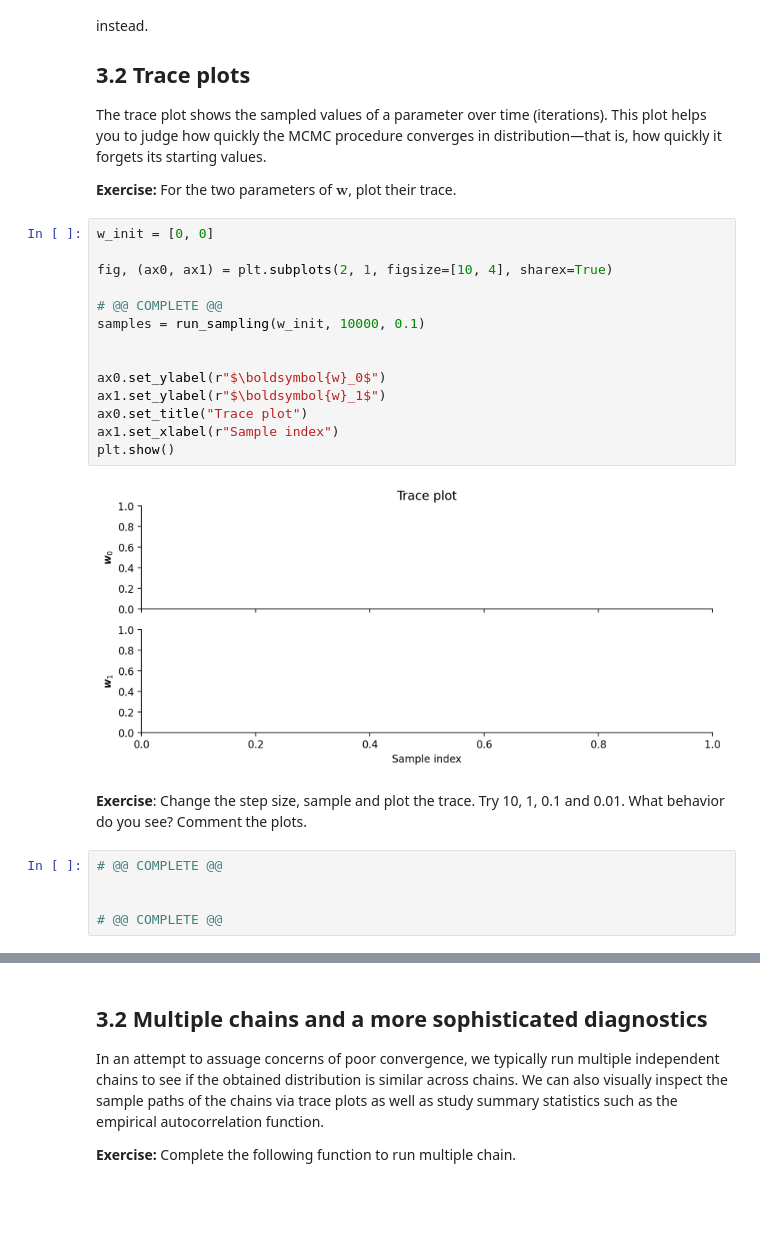
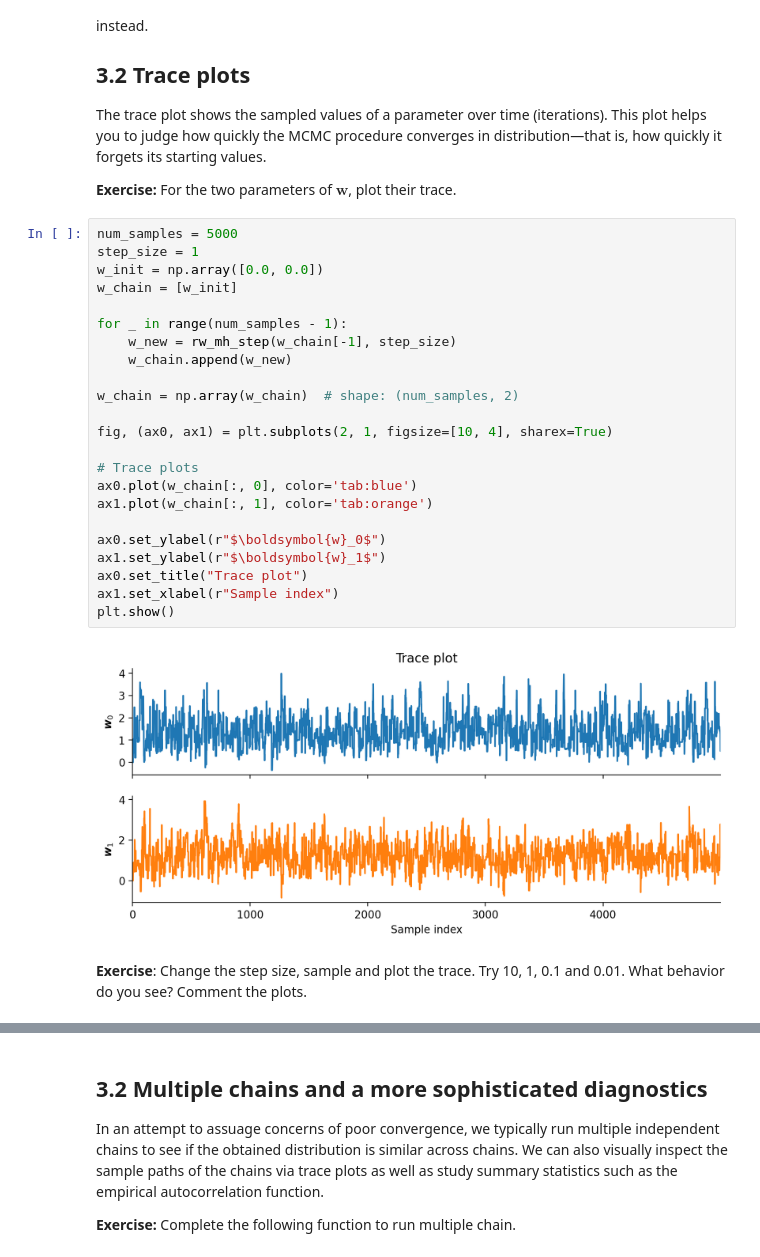
Before and after one commit to KristianHaaland/ASI, a Jupyter notebook: lab_week2/Bayesian_Logistic_Regression_MCMC.ipynb, the cells around one changed output, grey strips where cells are left out. Drawn from its saved outputs; the diff is of its cells as text; blank space fills up the shorter version.

```diff
--- a/lab_week2/Bayesian_Logistic_Regression_MCMC.ipynb
+++ b/lab_week2/Bayesian_Logistic_Regression_MCMC.ipynb
@@ -334,25 +334,29 @@ The trace plot shows the sampled values of a parameter over time (iterations). T
 **Exercise:**
 For the two parameters of $\boldsymbol{w}$, plot their trace.
 # %%
-w_init = [0, 0]
+num_samples = 5000
+step_size = 1
+w_init = np.array([0.0, 0.0])
+w_chain = [w_init]
+
+for _ in range(num_samples - 1):
+    w_new = rw_mh_step(w_chain[-1], step_size)
+    w_chain.append(w_new)
+
+w_chain = np.array(w_chain)  # shape: (num_samples, 2)
 
 fig, (ax0, ax1) = plt.subplots(2, 1, figsize=[10, 4], sharex=True)
 
-# @@ COMPLETE @@
-samples = run_sampling(w_init, 10000, 0.1)
-
+# Trace plots
+ax0.plot(w_chain[:, 0], color='tab:blue')
+ax1.plot(w_chain[:, 1], color='tab:orange')
 
 ax0.set_ylabel(r"$\boldsymbol{w}_0$")
 ax1.set_ylabel(r"$\boldsymbol{w}_1$")
 ax0.set_title("Trace plot")
 ax1.set_xlabel(r"Sample index")
 plt.show()
 # %% [output]
-[figure, old version]
+[figure, new version]
 # %% [markdown]
 **Exercise**: Change the step size, sample and plot the trace. Try 10, 1, 0.1 and 0.01. What behavior do you see? Comment the plots.
-# %%
-# @@ COMPLETE @@
-
-
-# @@ COMPLETE @@
```
Also changed, not shown: parts of 7 cells of this notebook.
